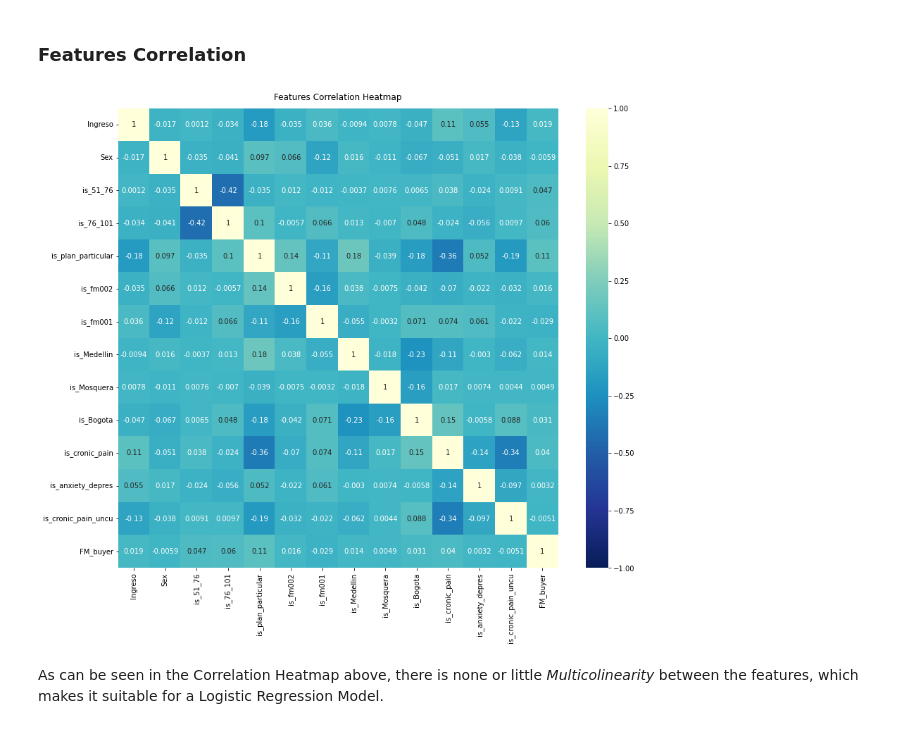
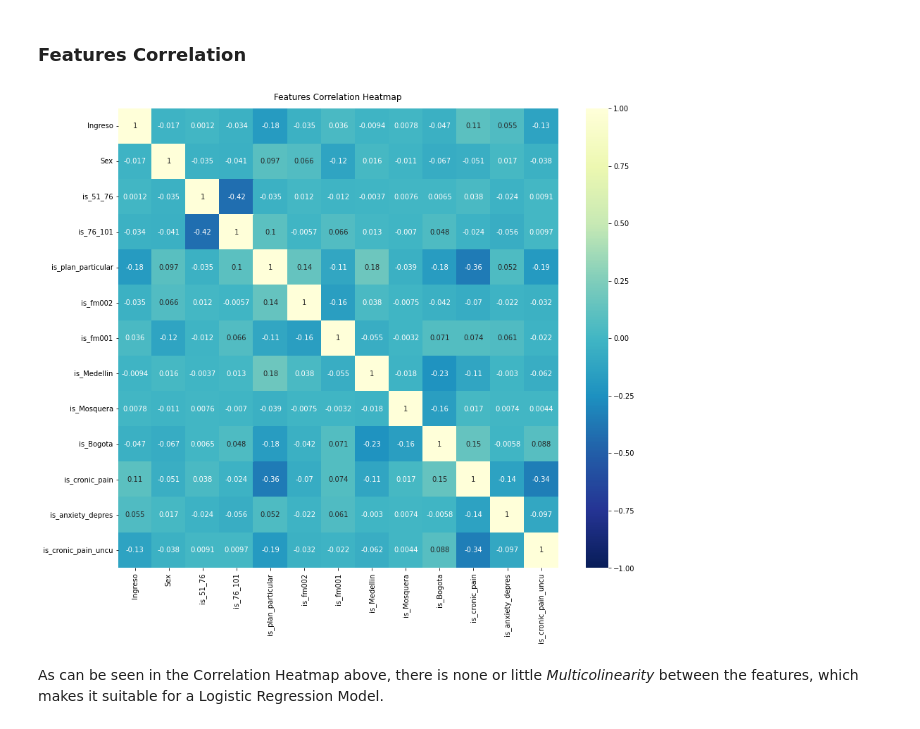
Before and after one commit to princeKike27/Khiron-Next-Buyers-FM, a Jupyter notebook: Next_Buyers_K_Classifier.ipynb, the cells around one changed output. Drawn from its saved outputs; the diff is of its cells as text; code cells hidden in the pictures.

```diff
--- a/Next_Buyers_K_Classifier.ipynb
+++ b/Next_Buyers_K_Classifier.ipynb
@@ -1244,15 +1244,17 @@ df_features_labels.head()
 # %%
 # heatmap of features correlation
 
 f, ax = plt.subplots(figsize=(14, 12))
 
-sns.heatmap(df_features_labels.corr(), vmin=-1, vmax=1, annot=True, cmap='YlGnBu_r')
+# df of only features
+df_corr = df_features_labels[df_features_labels.columns[:-1]]
+sns.heatmap(df_corr.corr(), vmin=-1, vmax=1, annot=True, cmap='YlGnBu_r')
 
 plt.title('Features Correlation Heatmap', pad=12)
 
 plt.show()
 # %% [output]
-[figure, old version]
+[figure, new version]
 # %% [markdown]
 As can be seen in the Correlation Heatmap above, there is none or little *Multicolinearity* between the features, which makes it suitable for a Logistic Regression Model.
 # %% [markdown]
```
Also changed, not shown: parts of 3 cells of this notebook.
